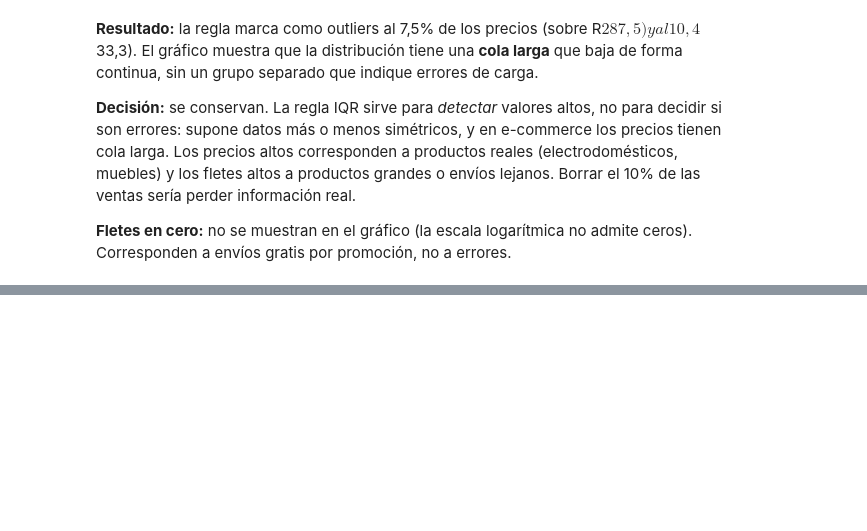
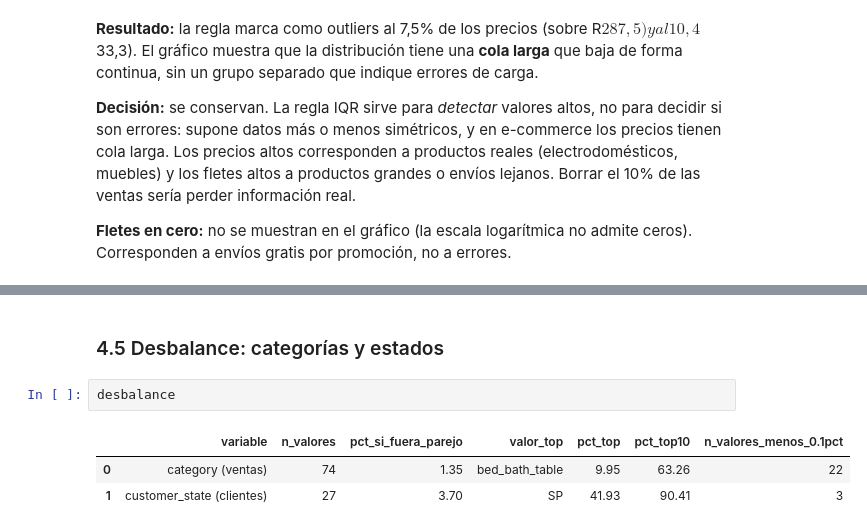
Before and after one commit to DynamoConsultoriaDataSolutions/dynamo-recsys-olist, a Jupyter notebook: notebooks/02_dd_pipeline_reproducible.ipynb, the cells around one changed output, grey strips where cells are left out. Saved outputs shown, nothing was run; the diff lists cells and outputs as text; blank space fills up the shorter version.

```diff
--- a/notebooks/02_dd_pipeline_reproducible.ipynb
+++ b/notebooks/02_dd_pipeline_reproducible.ipynb
@@ -194,0 +237,8 @@ plt.show()
+# %% [markdown]
+### 4.5 Desbalance: categorías y estados
+# %%
+desbalance
+# %% [output]
+|  | variable | n_valores | pct_si_fuera_parejo | valor_top | pct_top | pct_top10 | n_valores_menos_0.1pct |
+| 0 | category (ventas) | 74 | 1.35 | bed_bath_table | 9.95 | 63.26 | 22 |
+| 1 | customer_state (clientes) | 27 | 3.70 | SP | 41.93 | 90.41 | 3 |
```
Also changed, not shown: parts of 8 cells of this notebook.
